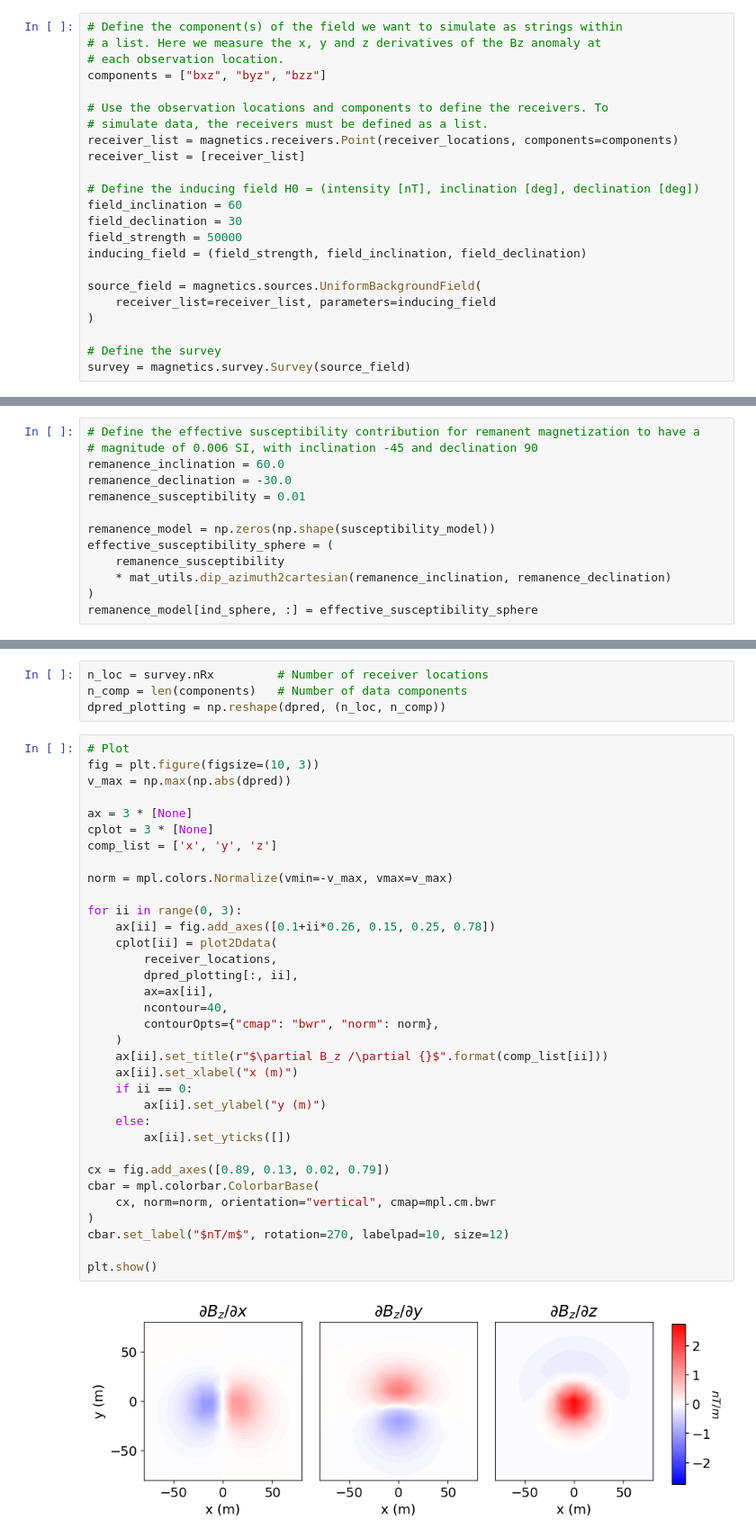
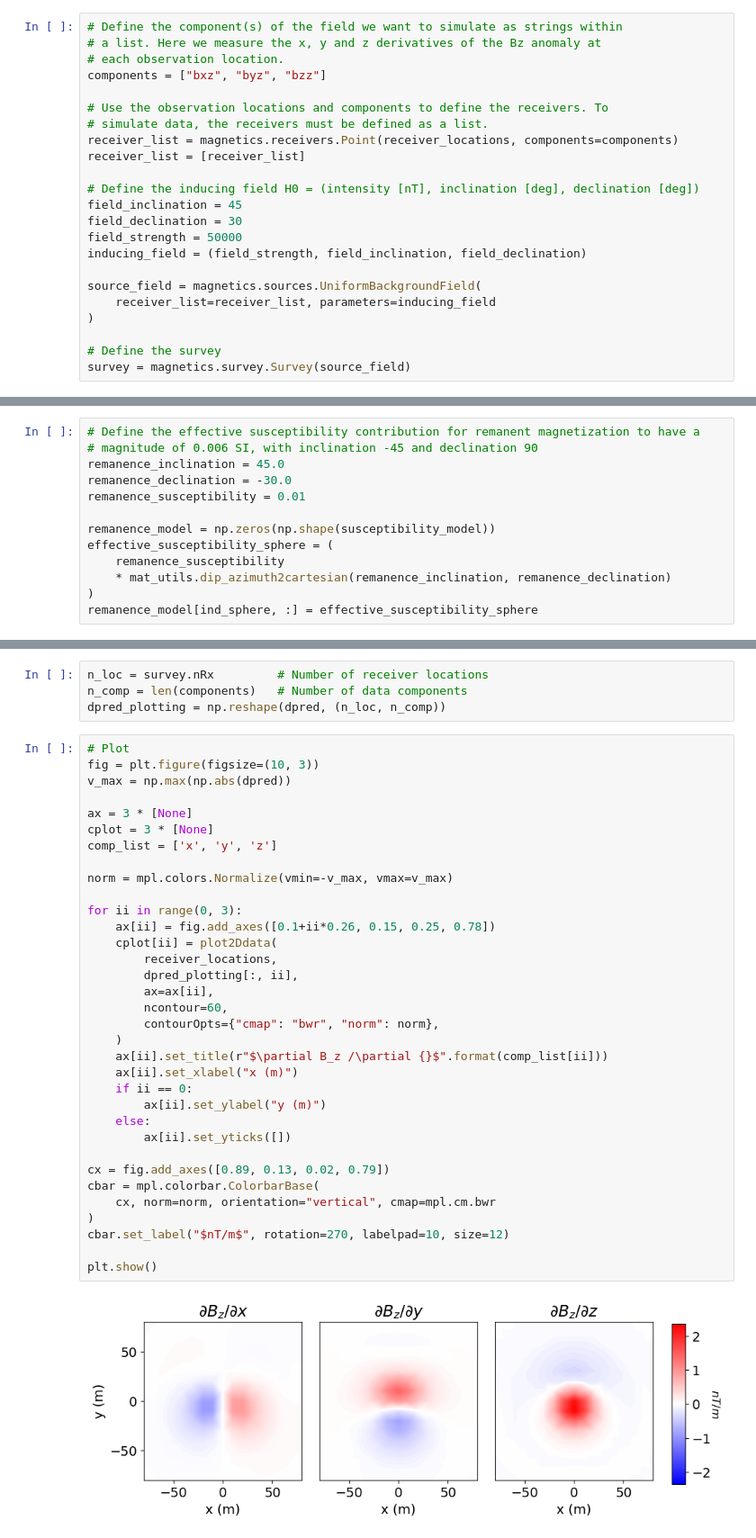
Before and after one commit to simpeg/user-tutorials, a Jupyter notebook: notebooks/04-magnetics/fwd_magnetics_mvi_3d.ipynb, the cells around one changed output, grey strips where cells are left out. Shown at 90% size. Cells and saved outputs as stored; diff of their text form.

```diff
--- a/notebooks/04-magnetics/fwd_magnetics_mvi_3d.ipynb
+++ b/notebooks/04-magnetics/fwd_magnetics_mvi_3d.ipynb
@@ -111,7 +110,7 @@ receiver_list = magnetics.receivers.Point(receiver_locations, components=compone
 receiver_list = [receiver_list]
 
 # Define the inducing field H0 = (intensity [nT], inclination [deg], declination [deg])
-field_inclination = 60
+field_inclination = 45
 field_declination = 30
 field_strength = 50000
 inducing_field = (field_strength, field_inclination, field_declination)
@@ -247,7 +248,7 @@ susceptibility_model = np.outer(susceptibility_model, field_direction)
 # %%
 # Define the effective susceptibility contribution for remanent magnetization to have a
 # magnitude of 0.006 SI, with inclination -45 and declination 90
-remanence_inclination = 60.0
+remanence_inclination = 45.0
 remanence_declination = -30.0
 remanence_susceptibility = 0.01
 
@@ -355,32 +356,32 @@ v_max = np.max(np.abs(dpred))
 
 ax = 3 * [None]
 cplot = 3 * [None]
 comp_list = ['x', 'y', 'z']
 
 norm = mpl.colors.Normalize(vmin=-v_max, vmax=v_max)
 
 for ii in range(0, 3):
     ax[ii] = fig.add_axes([0.1+ii*0.26, 0.15, 0.25, 0.78])
     cplot[ii] = plot2Ddata(
         receiver_locations,
         dpred_plotting[:, ii],
         ax=ax[ii],
-        ncontour=40,
+        ncontour=60,
         contourOpts={"cmap": "bwr", "norm": norm},
     )
     ax[ii].set_title(r"$\partial B_z /\partial {}$".format(comp_list[ii]))
     ax[ii].set_xlabel("x (m)")
     if ii == 0:
         ax[ii].set_ylabel("y (m)")
     else:
         ax[ii].set_yticks([])
 
 cx = fig.add_axes([0.89, 0.13, 0.02, 0.79])
 cbar = mpl.colorbar.ColorbarBase(
     cx, norm=norm, orientation="vertical", cmap=mpl.cm.bwr
 )
 cbar.set_label("$nT/m$", rotation=270, labelpad=10, size=12)
 
 plt.show()
 # %% [output]
-[figure, old version]
+[figure, new version]
```
Also changed, not shown: parts of 11 cells of this notebook, 7 other files.
